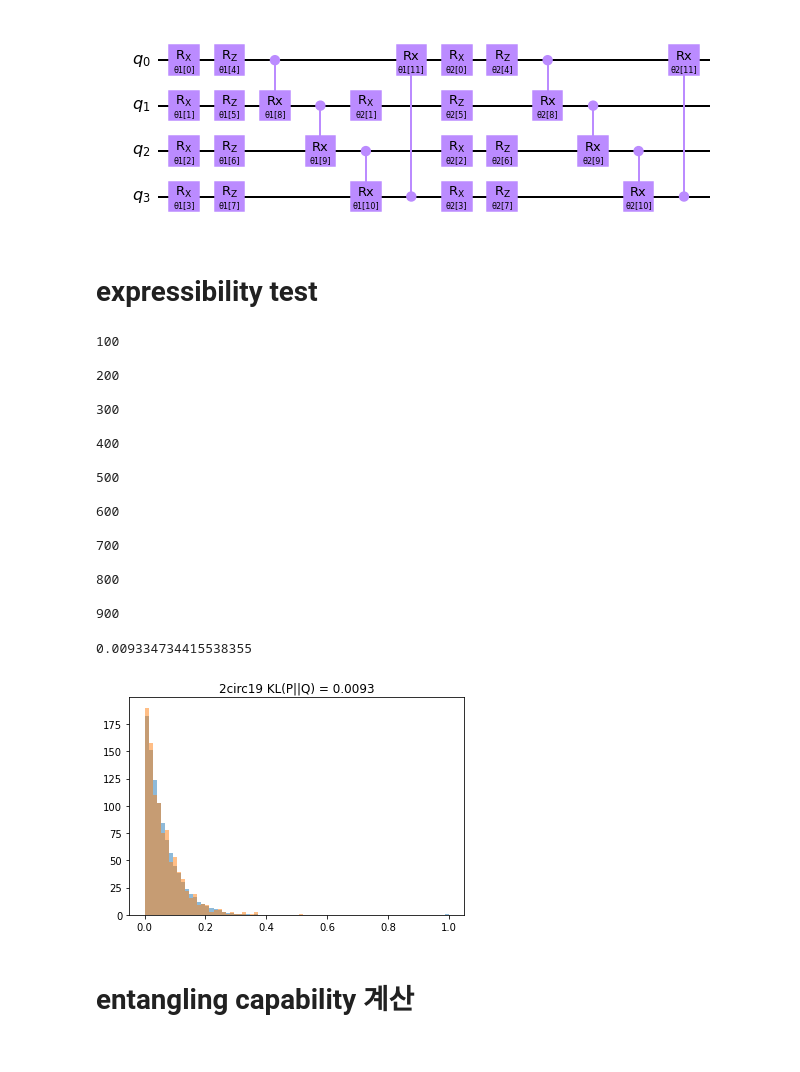
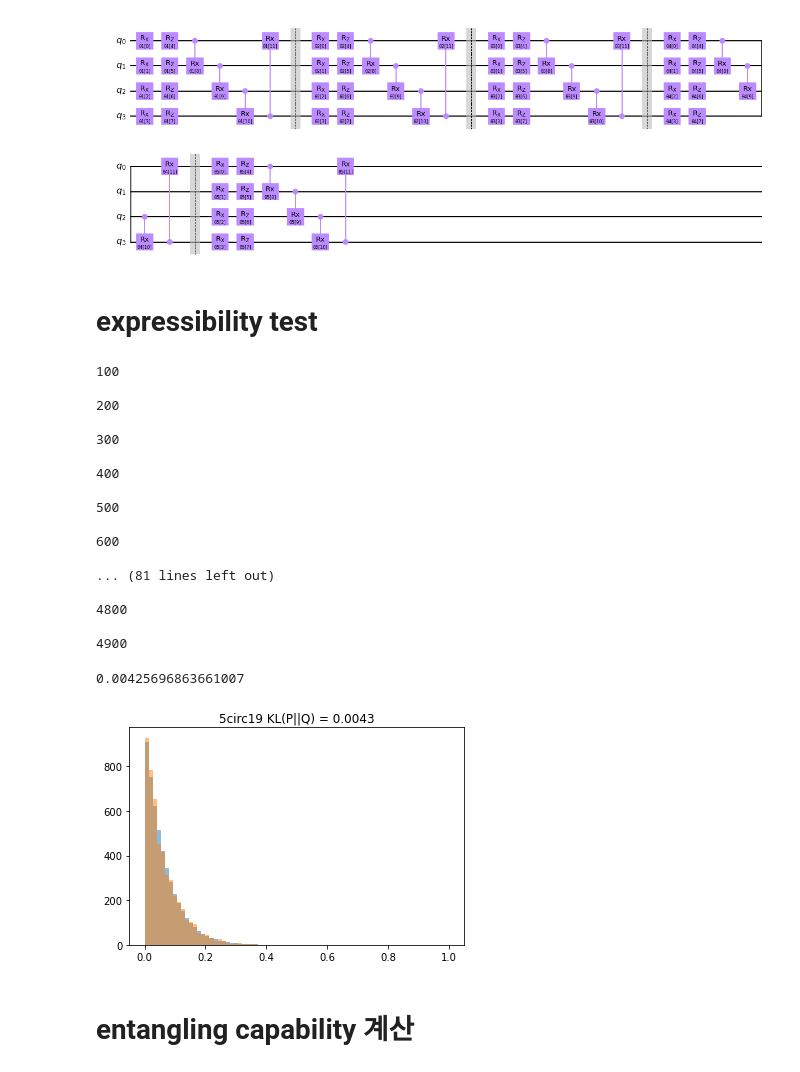
Before and after one commit to String137/Create-your-design-of-Parameterized-Quantum-Circuits, a Jupyter notebook: PQC_test.ipynb, the cells around one changed output. Saved outputs shown, nothing was run; the diff lists cells and outputs as text; code cells hidden in the pictures.

```diff
--- a/PQC_test.ipynb
+++ b/PQC_test.ipynb
@@ -1,35 +1,35 @@
 # %%
 from PQC import *
 # %%
-pqc = PQC("2circ19",4);
+pqc = PQC("5circ19",4);
 # %%
 pqc.circ.draw('mpl')
 # %% [output]
-[figure, old version]
+[figure, new version]
 # %% [markdown]
 # expressibility test
 # %%
-expressibility(pqc, 1000)
+expressibility(pqc, 5000)
 # %% [output]
 100
 
 200
 
 300
 
 400
 
 500
 
 600
 
-700
+... (81 lines left out)
 
-800
+4800
 
-900
+4900
-0.009334734415538355
+0.00425696863661007
-[figure, old version]
+[figure, new version]
 # %% [markdown]
 # entangling capability 계산
 # %%
```
Also changed, not shown: parts of 1 cell of this notebook, 1 other file.
